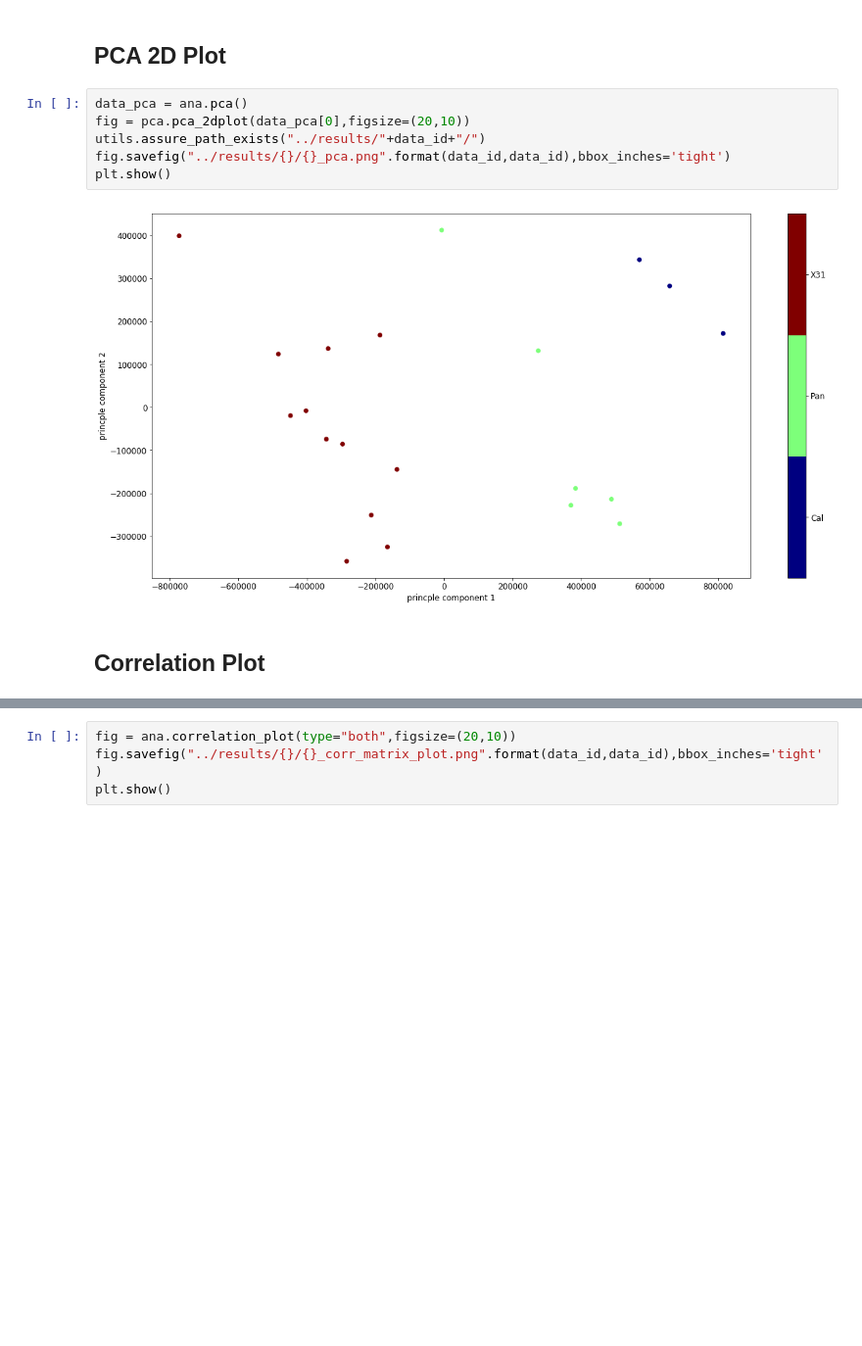
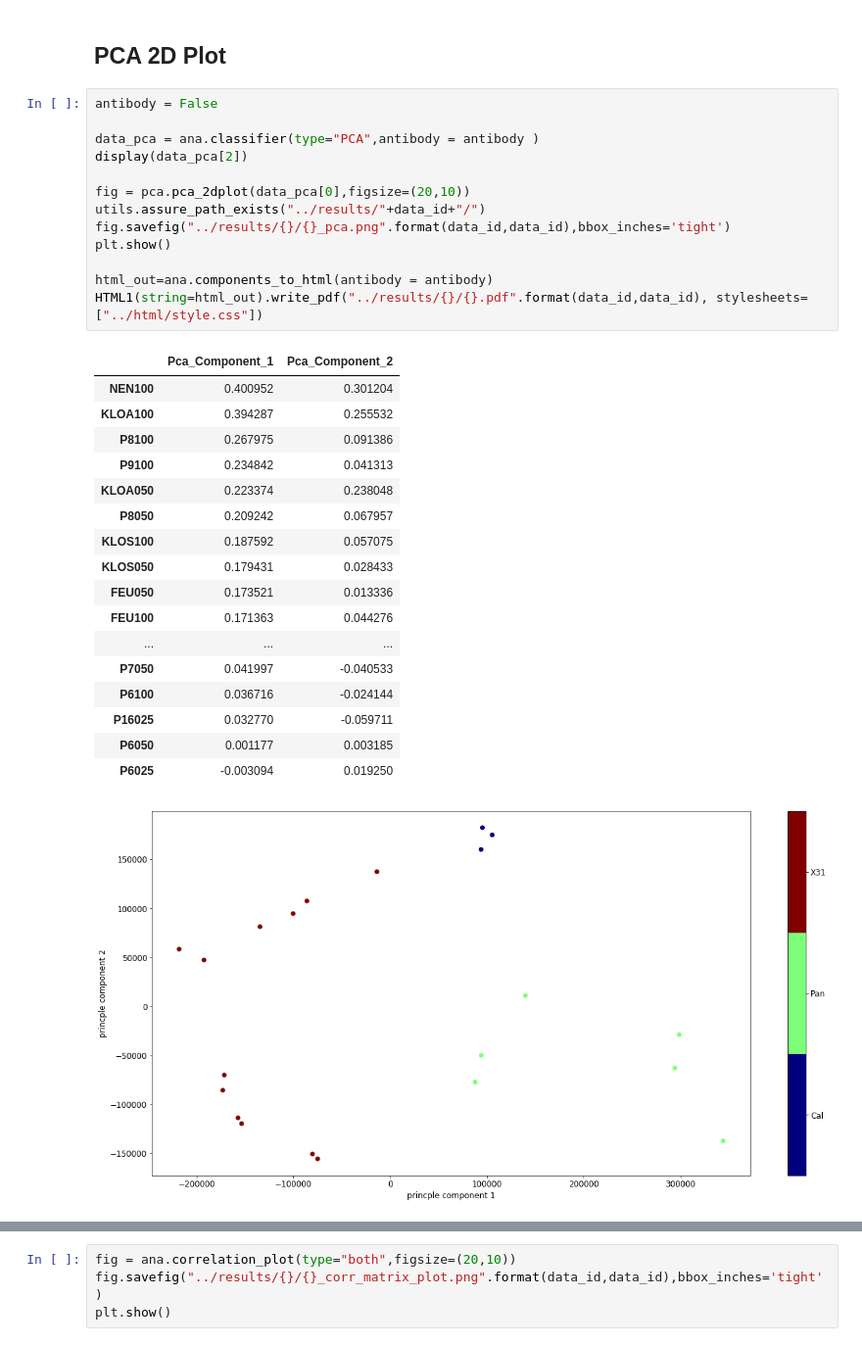
Before and after one commit to matthiaskoenig/flutype_analysis, a Jupyter notebook: notebooks/analysis.ipynb, the cells around one changed output, grey strips where cells are left out. Shown at 98% size. Cells and saved outputs as stored; diff of their text form; blank space fills up the shorter version.

```diff
--- a/notebooks/analysis.ipynb
+++ b/notebooks/analysis.ipynb
@@ -145,12 +146,34 @@ plt.show()
 # %% [markdown]
 ## PCA 2D Plot
 # %%
-data_pca = ana.pca()
+antibody = False
+
+data_pca = ana.classifier(type="PCA",antibody = antibody )
+display(data_pca[2])
+
 fig = pca.pca_2dplot(data_pca[0],figsize=(20,10))
 utils.assure_path_exists("../results/"+data_id+"/")
 fig.savefig("../results/{}/{}_pca.png".format(data_id,data_id),bbox_inches='tight')
 plt.show()
+
+html_out=ana.components_to_html(antibody = antibody)
+HTML1(string=html_out).write_pdf("../results/{}/{}.pdf".format(data_id,data_id), stylesheets=["../html/style.css"])
 # %% [output]
+|  | Pca_Component_1 | Pca_Component_2 |
+| NEN100 | 0.400952 | 0.301204 |
+| KLOA100 | 0.394287 | 0.255532 |
+| P8100 | 0.267975 | 0.091386 |
+| P9100 | 0.234842 | 0.041313 |
+| KLOA050 | 0.223374 | 0.238048 |
+| P8050 | 0.209242 | 0.067957 |
+| KLOS100 | 0.187592 | 0.057075 |
+| KLOS050 | 0.179431 | 0.028433 |
+| FEU050 | 0.173521 | 0.013336 |
+| FEU100 | 0.171363 | 0.044276 |
+| ... | ... | ... |
+| P7050 | 0.041997 | -0.040533 |
+| P6100 | 0.036716 | -0.024144 |
+| P16025 | 0.032770 | -0.059711 |
+| P6050 | 0.001177 | 0.003185 |
+| P6025 | -0.003094 | 0.019250 |
-[figure, old version]
+[figure, new version]
-# %% [markdown]
-## Correlation Plot
```
Also changed, not shown: parts of 7 cells of this notebook, 11 other files.
